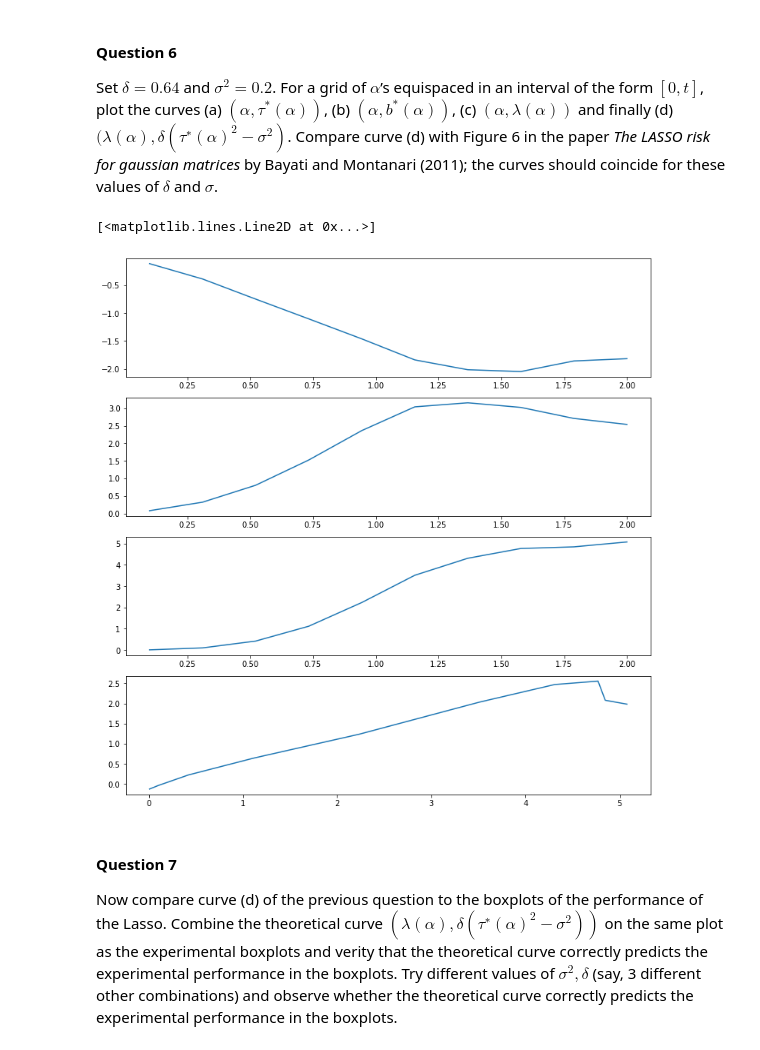
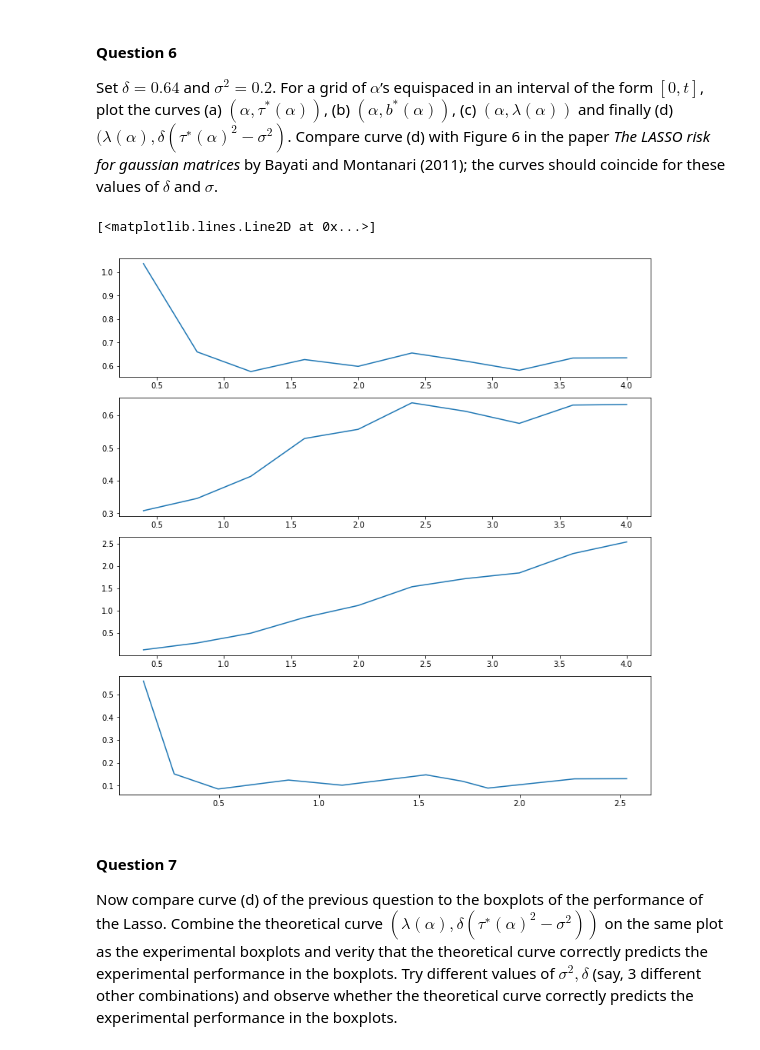
Before and after one commit to JulienKhlt/Hista, a Jupyter notebook: Projet_HISTA_FargeonKhlautRuhlmann.ipynb, the cells around one changed output. Drawn from its saved outputs; the diff is of its cells as text; code cells hidden in the pictures.

```diff
--- a/Projet_HISTA_FargeonKhlautRuhlmann.ipynb
+++ b/Projet_HISTA_FargeonKhlautRuhlmann.ipynb
@@ -123,17 +123,20 @@ from random import randint
 import scipy.stats
 phi = scipy.stats.norm.pdf
 Phi = scipy.stats.norm.cdf
+from math import sqrt
 
-def solve_implement(F, alpha, delta, nb, tho_0, eps):
+def solve_implement(F, alpha, delta, nb, tho_0, sigma2, eps):
     tho_1 = tho_0
-    tho_2 = F(alpha, delta, tho_0, nb)
-    while abs(tho_1 - tho_2) > eps:
+    tho_2 = sqrt(F(alpha, delta, tho_0, sigma2, nb))
+    it = 0
+    while abs(tho_1 - tho_2) > eps and it < 1000:
         tho_1 = tho_2
-        tho_2 = F(alpha, delta, tho_1, nb)
+        tho_2 = sqrt(F(alpha, delta, tho_1, sigma2, nb))
+        it += 1
     return tho_1
 
-def F(alpha, delta, tho, nb):
-    return ((1+alpha**2)/delta)* Esp(tho, alpha, delta, nb)
+def F(alpha, delta, tho, sigma2, nb):
+    return sigma2 + (tho**2)*(1+alpha**2+Esp(tho, alpha, delta, nb))/delta
 
 def Theta():
     r = np.random.choice(np.array([-1, 1]))
@@ -144,16 +147,24 @@ def Esp(tho, alpha, delta, nb):
     M = 0
     for i in range(nb):
         x = Theta() / tho
-        M += (x**2 - alpha**2 - 1)*(Phi(x - alpha) - Phi(-alpha - x)) - (x + alpha)*phi(alpha - x) + (x - alpha)*phi(x + alpha)
+        M += (x**2 - alpha**2 - 1)*(Phi(alpha-x) - Phi(-alpha - x)) - (x + alpha)*phi(alpha - x) + (x - alpha)*phi(x + alpha)
     M /= nb
     return M
 
-def compute_b(tho, delta, alpha):
-    return tho*(1 - (2*(1-0.128)*(1-Phi(alpha*tho))+0.128*(1-Phi(tho*alpha-1))+0.128*(tho*alpha+1))/delta)
+def NEsp(tho, alpha, delta, nb):
+    M = 0
+    for i in range(nb):
+        x = Theta() / tho
+        M += Phi(x - alpha) + Phi(-x - alpha)
+    M /= nb
+    return M
+
+def compute_b(tho, delta, alpha, nb):
+    return tho*(1 - NEsp(tho, alpha, delta, nb))
 
 def compute_lambda(b, alpha):
     return b*alpha
 
-tho_0 = 0.2 + 1/(2*0.64)
-print(solve_implement(F, 1, 0.64, 100, tho_0, 1e-1))
+tho_0 = sqrt(0.2 + 1/(2*0.64))
+print(solve_implement(F, 1, 0.64, 100, tho_0, 0.2, 1e-1))
 # %% [output]
@@ -164,30 +175,30 @@ Set $\delta = 0.64$ and $\sigma^2 = 0.2$. For a grid of $\alpha$’s equispaced
 # %%
 delta = 0.64
 sigma2 = 0.2
-alpha = np.linspace(0.1, 2, 10)
+alpha = np.linspace(0.4, 4, 10)
 Tho = []
 Tho_square = []
 B = []
 Lambda = []
 
 fig, axs = plt.subplots(4, 1, constrained_layout=True, figsize=(10, 10))
 
 for a in alpha:
-    tho = solve_implement(F, a, delta, 100, sigma2 + 1/(2*delta), 1e-2)
+    tho = solve_implement(F, a, delta, 100, sqrt(sigma2 + 1/(2*delta)), sigma2, 1e-2)
     Tho.append(tho)
     Tho_square.append(delta*(tho**2-sigma2))
-    b = compute_b(tho, delta, a)
+    b = compute_b(tho, delta, a, 100)
     B.append(b)
     l = compute_lambda(b, a)
     Lambda.append(l)
 
 axs[0].plot(alpha, Tho)
 axs[1].plot(alpha, B)
 axs[2].plot(alpha, Lambda)
 axs[3].plot(Lambda, (Tho_square))
 # %% [output]
 [<matplotlib.lines.Line2D at 0x...>]
-[figure, old version]
+[figure, new version]
 # %% [markdown]
 #### Question 7
 Now compare curve (d) of the previous question to the boxplots of the performance of the Lasso. Combine the theoretical curve $(\lambda(\alpha), \delta(\tau^∗(\alpha)^2 − \sigma^2))$ on the same plot as the experimental boxplots and verity that the theoretical curve correctly predicts the experimental performance in the boxplots. Try different values of $\sigma^2, \delta$ (say, 3 different other combinations) and observe whether the theoretical curve correctly predicts the experimental performance in the boxplots.
```
Also changed, not shown: parts of 1 cell of this notebook.
